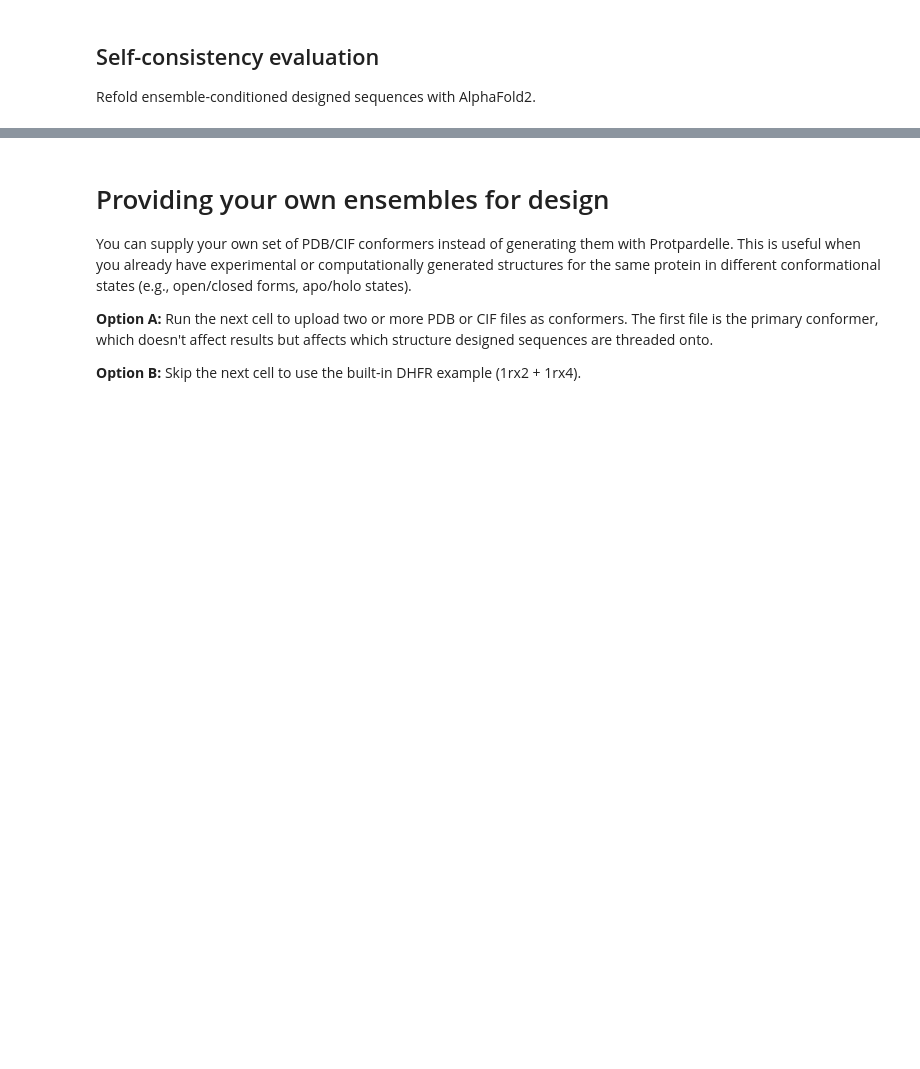
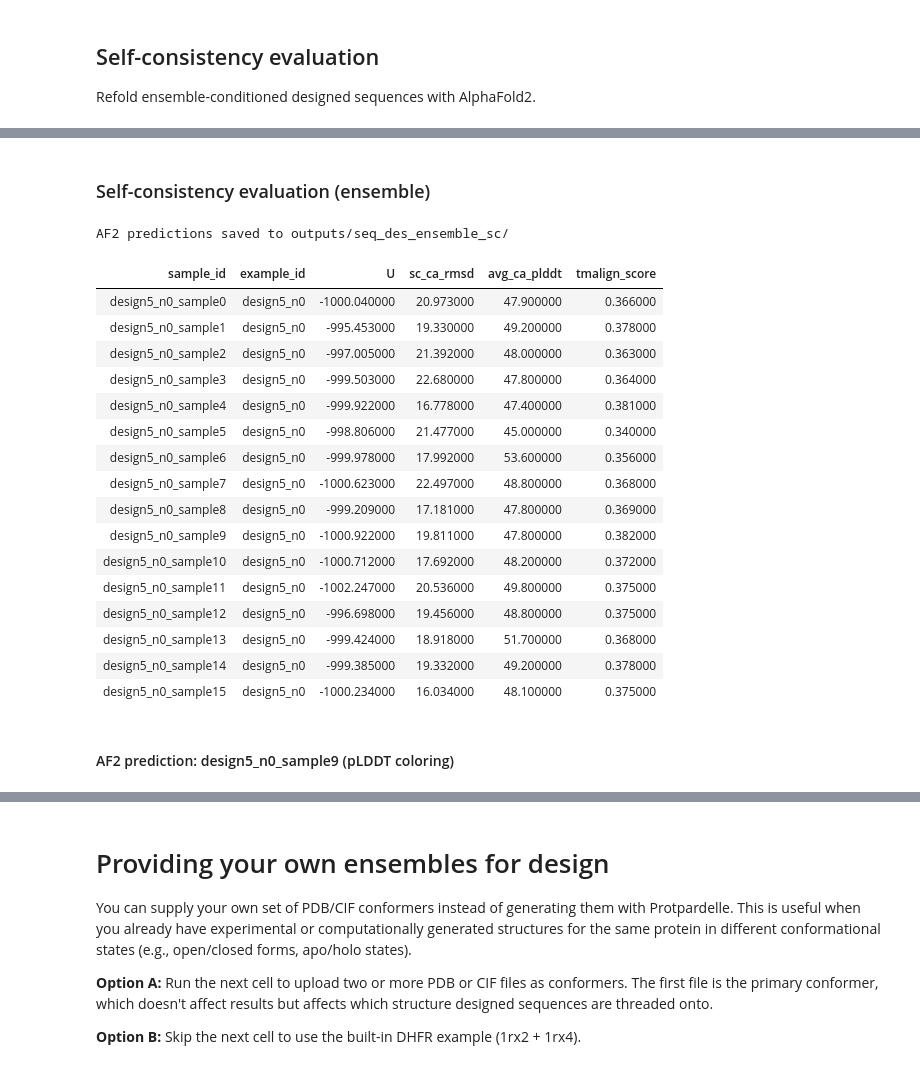
Before and after one commit to KrajTechne/Motif_Scaff_Collagen, a Jupyter notebook: notebooks/Caliby.ipynb, the cells around one changed output, grey strips where cells are left out. Cells and saved outputs as stored; diff of their text form; code cells hidden in the pictures; blank space fills up the shorter version.

```diff
--- a/notebooks/Caliby.ipynb
+++ b/notebooks/Caliby.ipynb
@@ -496,7 +497,7 @@ import pandas as pd
 from IPython.display import display, HTML
 
 #designed_pdbs = df["out_pdb"].tolist()
-designed_pdbs = os.listdir(path_monomer_cifs)
+designed_pdbs = paths_save_monomer
 
 configure_notebook_warning_filters()
 sc_results = model.self_consistency_eval(
@@ -585,7 +613,7 @@ Generate a synthetic backbone ensemble with Protpardelle-1c partial diffusion. T
 #@title Generate backbone ensemble
 #@markdown Generates a synthetic ensemble with Protpardelle-1c partial diffusion.
 #@markdown The first run may download Protpardelle-1c weights. For best results, aim for 16-32 conformers when runtime allows.
-ensemble_num_samples = 16  #@param {type:"integer"}
+ensemble_num_samples = 32  #@param {type:"integer"}
 ensemble_batch_size = 4  #@param {type:"integer"}
 
 from pathlib import Path
@@ -615,9 +659,9 @@ Design against the original input structure plus generated conformers. Constrain
 # %%
 #@title Run ensemble-conditioned design
 #@markdown ### Sampling parameters
-num_seqs = 4  #@param {type:"integer"}
+num_seqs = 16  #@param {type:"integer"}
 temperature = 0.01  #@param {type:"number"}
-omit_aas = ""  #@param {"type":"string","placeholder":"e.g. C,M"}
+omit_aas = "C"  #@param {"type":"string","placeholder":"e.g. C,M"}
 #@markdown ### Constraints (optional)
 #@markdown Enable and fill in the fields you need. Positions use `label_seq_id` numbering relative to the primary conformer.
 #@markdown <details><summary><b>Constraint reference</b></summary>
@@ -631,8 +675,8 @@ omit_aas = ""  #@param {"type":"string","placeholder":"e.g. C,M"}
 #@markdown | `symmetry_pos` | `A10,B10\|A11,B11` | Tie sampling across positions |
 #@markdown
 #@markdown </details>
-fixed_pos_seq = ""  #@param {"type":"string","placeholder":"e.g. A1-100,B1-100"}
-fixed_pos_scn = ""  #@param {"type":"string","placeholder":"e.g. A1-10,A12,A15-20"}
+fixed_pos_seq = "A1-186,B63-71,B98-106"  #@param {"type":"string","placeholder":"e.g. A1-100,B1-100"}
+fixed_pos_scn = "A1-186,B63-71,B98-106"  #@param {"type":"string","placeholder":"e.g. A1-10,A12,A15-20"}
 fixed_pos_override_seq = ""  #@param {"type":"string","placeholder":"e.g. A26:A,A27:L"}
 pos_restrict_aatype = ""  #@param {"type":"string","placeholder":"e.g. A26:AVG,A27:VG"}
 symmetry_pos = ""  #@param {"type":"string","placeholder":"e.g. A10,B10,C10|A11,B11,C11"}
@@ -722,0 +871,3 @@ Refold ensemble-conditioned designed sequences with AlphaFold2.
+# %%
+paths_save_monomer = [f"{path_monomer_cifs}/{monomer_name}" for monomer_name in os.listdir(path_monomer_cifs) if monomer_name.endswith('.cif')]
+paths_save_monomer
@@ -730,7 +898,8 @@ from pathlib import Path
 import pandas as pd
 from IPython.display import display, HTML
 
-ensemble_designed_pdbs = df_ensemble_results["out_pdb"].tolist()
+#ensemble_designed_pdbs = df_ensemble_results["out_pdb"].tolist()
+ensemble_designed_pdbs = paths_save_monomer
 
 configure_notebook_warning_filters()
 ensemble_sc_results = model.self_consistency_eval(
@@ -777,3 +946,4 @@ if not valid_scores.empty:
         display(HTML(v._repr_html_()))
 else:
     print("TM-align scores unavailable; skipping AF2 viewer.")
+# %% [output]
@@ -779,0 +967,20 @@ else:
+Self-consistency evaluation (ensemble)
+AF2 predictions saved to outputs/seq_des_ensemble_sc/
+| sample_id | example_id | U | sc_ca_rmsd | avg_ca_plddt | tmalign_score |
+| design5_n0_sample0 | design5_n0 | -1000.040000 | 20.973000 | 47.900000 | 0.366000 |
+| design5_n0_sample1 | design5_n0 | -995.453000 | 19.330000 | 49.200000 | 0.378000 |
+| design5_n0_sample2 | design5_n0 | -997.005000 | 21.392000 | 48.000000 | 0.363000 |
+| design5_n0_sample3 | design5_n0 | -999.503000 | 22.680000 | 47.800000 | 0.364000 |
+| design5_n0_sample4 | design5_n0 | -999.922000 | 16.778000 | 47.400000 | 0.381000 |
+| design5_n0_sample5 | design5_n0 | -998.806000 | 21.477000 | 45.000000 | 0.340000 |
+| design5_n0_sample6 | design5_n0 | -999.978000 | 17.992000 | 53.600000 | 0.356000 |
+| design5_n0_sample7 | design5_n0 | -1000.623000 | 22.497000 | 48.800000 | 0.368000 |
+| design5_n0_sample8 | design5_n0 | -999.209000 | 17.181000 | 47.800000 | 0.369000 |
+| design5_n0_sample9 | design5_n0 | -1000.922000 | 19.811000 | 47.800000 | 0.382000 |
+| design5_n0_sample10 | design5_n0 | -1000.712000 | 17.692000 | 48.200000 | 0.372000 |
+| design5_n0_sample11 | design5_n0 | -1002.247000 | 20.536000 | 49.800000 | 0.375000 |
+| design5_n0_sample12 | design5_n0 | -996.698000 | 19.456000 | 48.800000 | 0.375000 |
+| design5_n0_sample13 | design5_n0 | -999.424000 | 18.918000 | 51.700000 | 0.368000 |
+| design5_n0_sample14 | design5_n0 | -999.385000 | 19.332000 | 49.200000 | 0.378000 |
+| design5_n0_sample15 | design5_n0 | -1000.234000 | 16.034000 | 48.100000 | 0.375000 |
+AF2 prediction: design5_n0_sample9 (pLDDT coloring)
```
Also changed, not shown: parts of 10 cells of this notebook.
